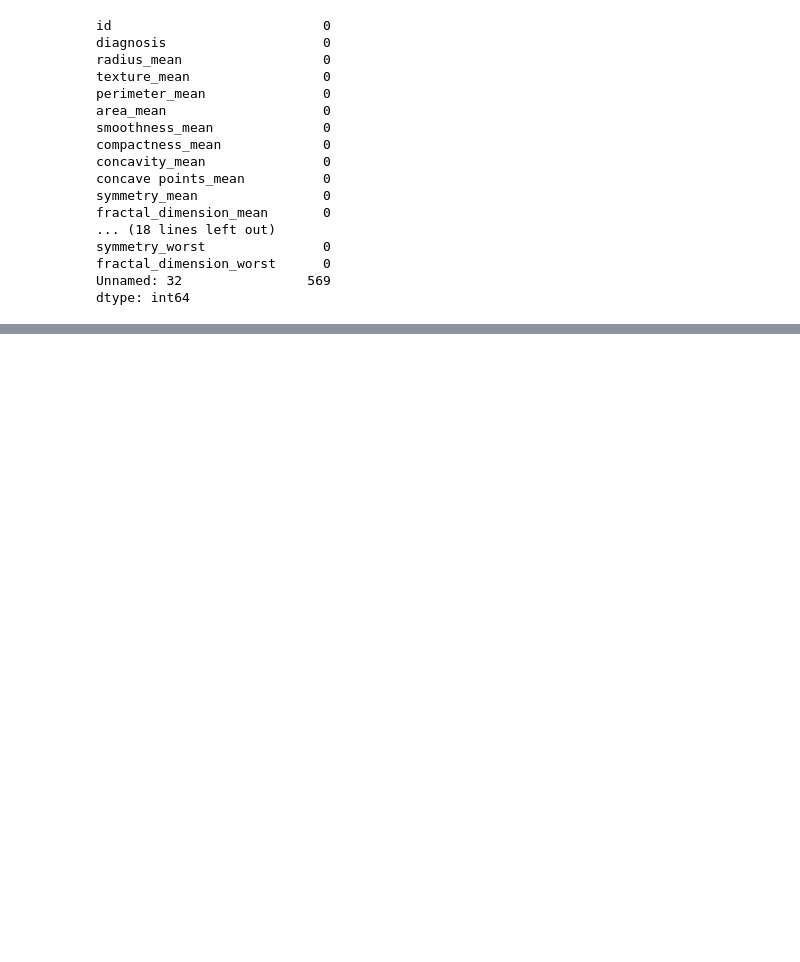
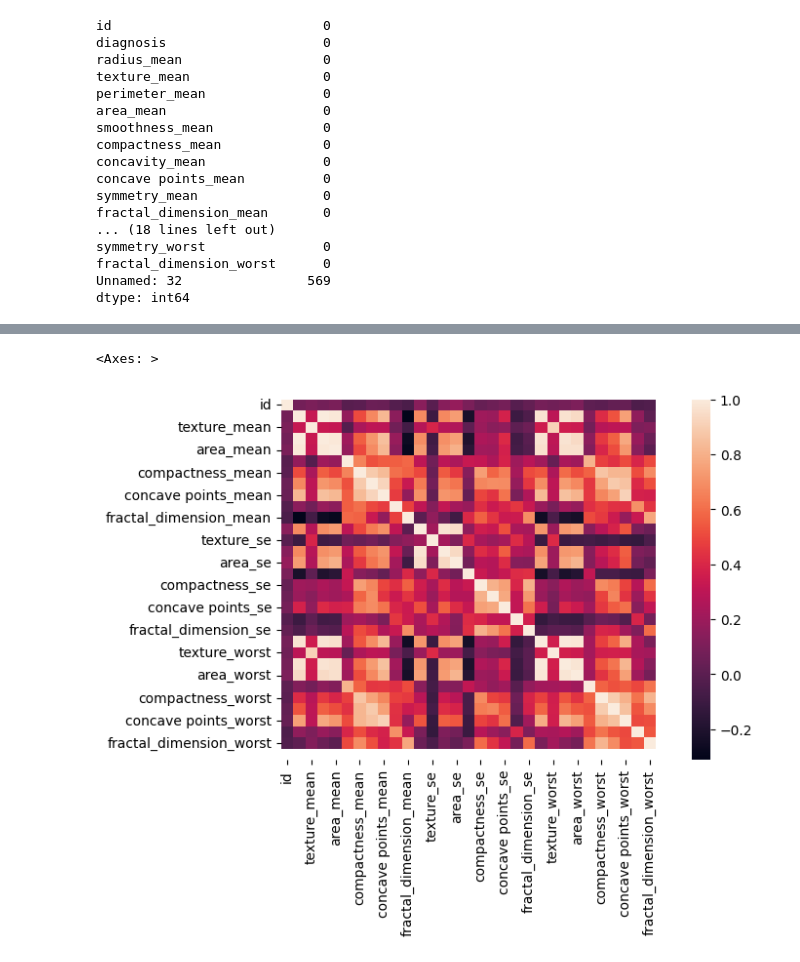
Before and after one commit to taniyeahh7/B_EDA_DA, a Jupyter notebook: EDA_JupyNb.ipynb, the cells around one changed output, grey strips where cells are left out. Cells and saved outputs as stored; diff of their text form; code cells hidden in the pictures; blank space fills up the shorter version.

```diff
--- a/EDA_JupyNb.ipynb
+++ b/EDA_JupyNb.ipynb
@@ -80,0 +129,5 @@ dtype: int64
+# %%
+sns.heatmap(df_nodiag.corr())
+# %% [output]
+<Axes: >
+[figure, added]
```
Also changed, not shown: parts of 5 cells of this notebook.
